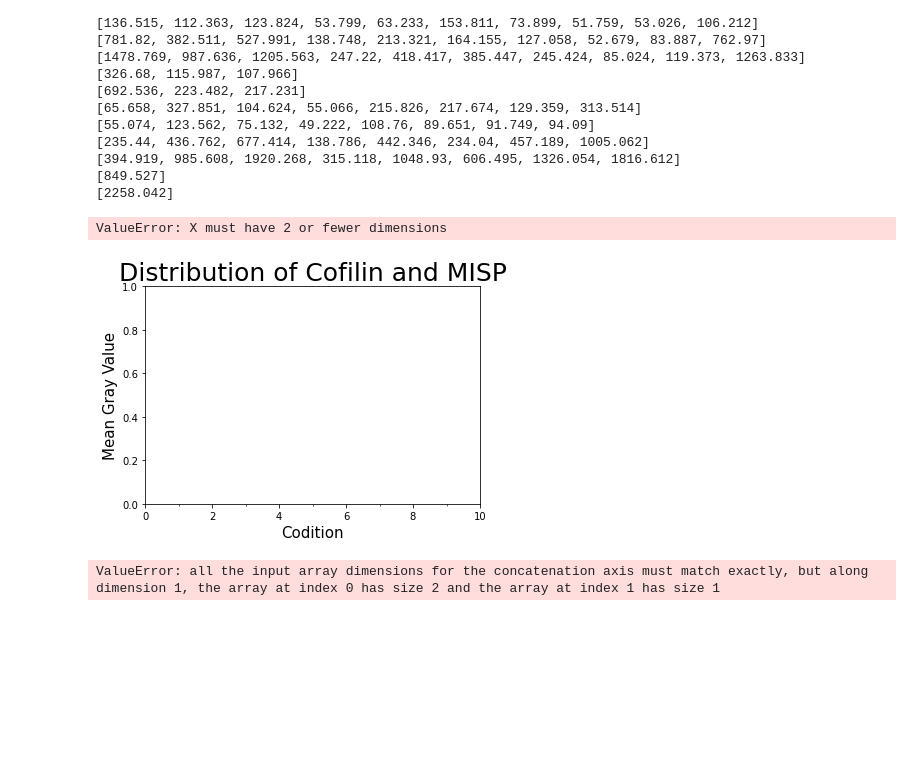
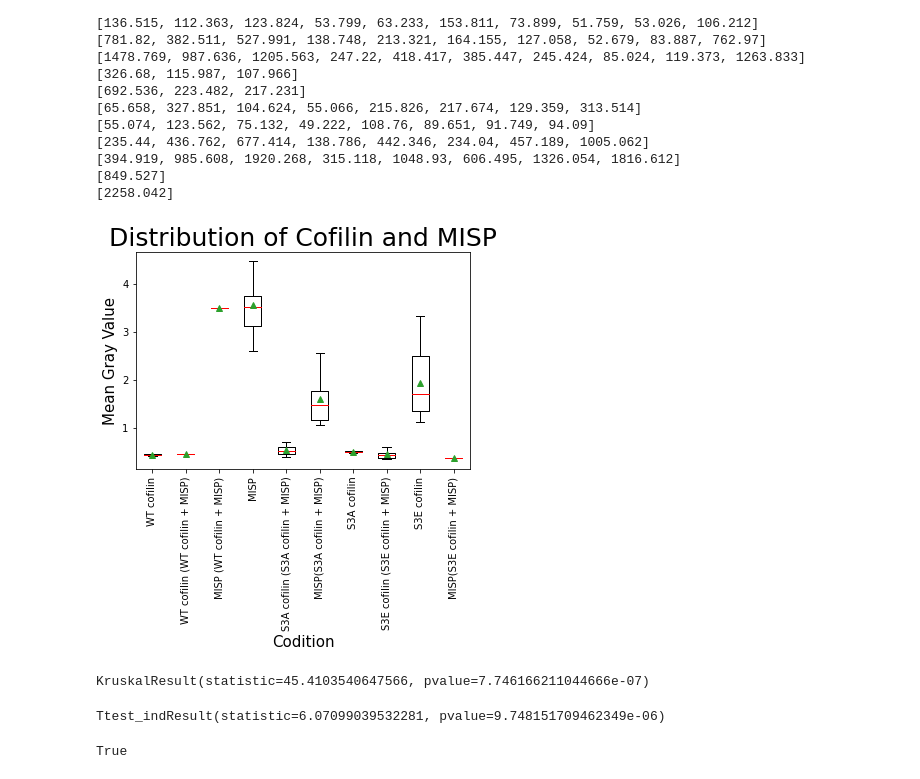
Before and after one commit to acassidy-vu/tyska-analysis, a Jupyter notebook: 20220211 & 20220214 Analysis.ipynb, the cells around one changed output. Drawn from its saved outputs; the diff is of its cells as text; code cells hidden in the pictures; blank space fills up the shorter version.

```diff
--- a/20220211 & 20220214 Analysis.ipynb
+++ b/20220211 & 20220214 Analysis.ipynb
@@ -230,51 +230,48 @@ x2= t2rbb_t2rc
 x3= t2gbb_t2gc
 x4= t3bb_t3c
 x5= t4rbb_t4rc
 x6= t4gbb_t4gc
 x7= t5bb_t5c
 x8= t6rbb_t6rc
 x9= t6gbb_t6gc
 x10= t7bb_t7c
 
     # 1 = WT cofilin
     # 2 = WT cofilin + MISP
     # 3 = MISP
     # 4 = S3A cofilin + MISP
     # 5 = S3A cofilin
     # 6 = S3E cofilin + MISP
     # 7 = S3E cofilin
 
+import numpy as np
+x1_array = np.array(t1bb_t1c)
+x2_array = np.array(t2rbb_t2rc)
+x3_array = np.array(t2gbb_t2gc)
+x4_array = np.array(t3bb_t3c)
+x5_array = np.array(t4rbb_t4rc)
+x6_array = np.array(t4gbb_t4gc)
+x7_array = np.array(t5bb_t5c)
+x8_array = np.array(t6rbb_t6rc)
+x9_array = np.array(t6gbb_t6gc)
+x10_array = np.array(t7bb_t7c)
+
 import seaborn as sns
 green_diamond = dict(markerfacecolor='b', marker='.', alpha=0.08)
 red= dict(color='r')
 blue= dict(color='b')
-#labels=list('')
-data = [x1, x3, x2, x4, x6, x5, x7, x9, x8, x10]
+labels=['WT cofilin','WT cofilin (WT cofilin + MISP)', 'MISP (WT cofilin + MISP)', 'MISP', 'S3A cofilin (S3A cofilin + MISP)','MISP(S3A cofilin + MISP)','S3A cofilin', 'S3E cofilin (S3E cofilin + MISP)', 'S3E cofilin','MISP(S3E cofilin + MISP)']
+data = [x1_array.flatten(), x3_array.flatten(), x2_array.flatten(), x4_array.flatten(), x6_array.flatten(),
+        x5_array.flatten(), x7_array.flatten(), x9_array.flatten(), x8_array.flatten(), x10_array.flatten()]
 fig, ax = plt.subplots()
 ax.set_title('Distribution of Cofilin and MISP', fontsize=25)
 ax.set_xlabel('Codition', fontsize=15)
 ax.set_ylabel('Mean Gray Value', fontsize=15)
-ax.set_xticks([1, 2, 3, 4, 5, 6, 7, 8, 9, 10], ['WT cofilin', 'WT cofilin (WT cofilin + MISP)',
-                                                'MISP (WT cofilin + MISP)', 'MISP', 'S3A cofilin (S3A cofilin + MISP)',
-                                               'MISP(S3A cofilin + MISP)','S3A cofilin', 'S3E cofilin (S3E cofilin + MISP)',
-                                                'S3E cofilin','MISP(S3E cofilin + MISP)'])
-AX= ax.boxplot(data, showmeans=True, flierprops=green_diamond,
-            medianprops=red, meanprops=blue)
 
-#for i in [1,2,3]:
-    #y = AX4.distribution[titanic.dimension==i].dropna()
-    #ax4.scatter(data, 'r.', alpha=0.2)
+plt.xticks(rotation = 90)
+AX= ax.boxplot(data, showmeans=True, labels= labels, flierprops=green_diamond, medianprops=red, meanprops=blue)
 
-
-#ax4.scatter(x, y, 'r.', alpha=0.2)
-#ax4 = sns.swarmplot(data=data, color=".25")
 plt.savefig('Boxplot of Velocity Distributions cell 254.jpg', dpi=300, bbox_inches='tight')
 plt.show()
 # %% [output]
-ValueError: X must have 2 or fewer dimensions
-[figure, old version]
+[figure, new version]
-# %%
-from scipy import stats
-stats.kruskal(x1, x2, x3, x4, x5, x6, x7, x8, x9, x10)
-# %% [output]
-ValueError: all the input array dimensions for the concatenation axis must match exactly, but along dimension 1, the array at index 0 has size 2 and the array at index 1 has size 1
@@ -335,0 +278,15 @@ plt.show()
+# %%
+from scipy import stats
+stats.kruskal(x1_array.flatten(), x3_array.flatten(), x2_array.flatten(), x4_array.flatten(), x6_array.flatten(),
+        x5_array.flatten(), x7_array.flatten(), x9_array.flatten(), x8_array.flatten(), x10_array.flatten())
+# %% [output]
+KruskalResult(statistic=45.4103540647566, pvalue=7.746166211044666e-07)
+# %%
+from scipy import stats
+stats.ttest_ind(x5_array.flatten(), x6_array.flatten())
+# %% [output]
+Ttest_indResult(statistic=6.07099039532281, pvalue=9.748151709462349e-06)
+# %%
+isinstance (t1bb_t1c, list)
+# %% [output]
+True
```
Also changed, not shown: parts of 2 cells of this notebook.
